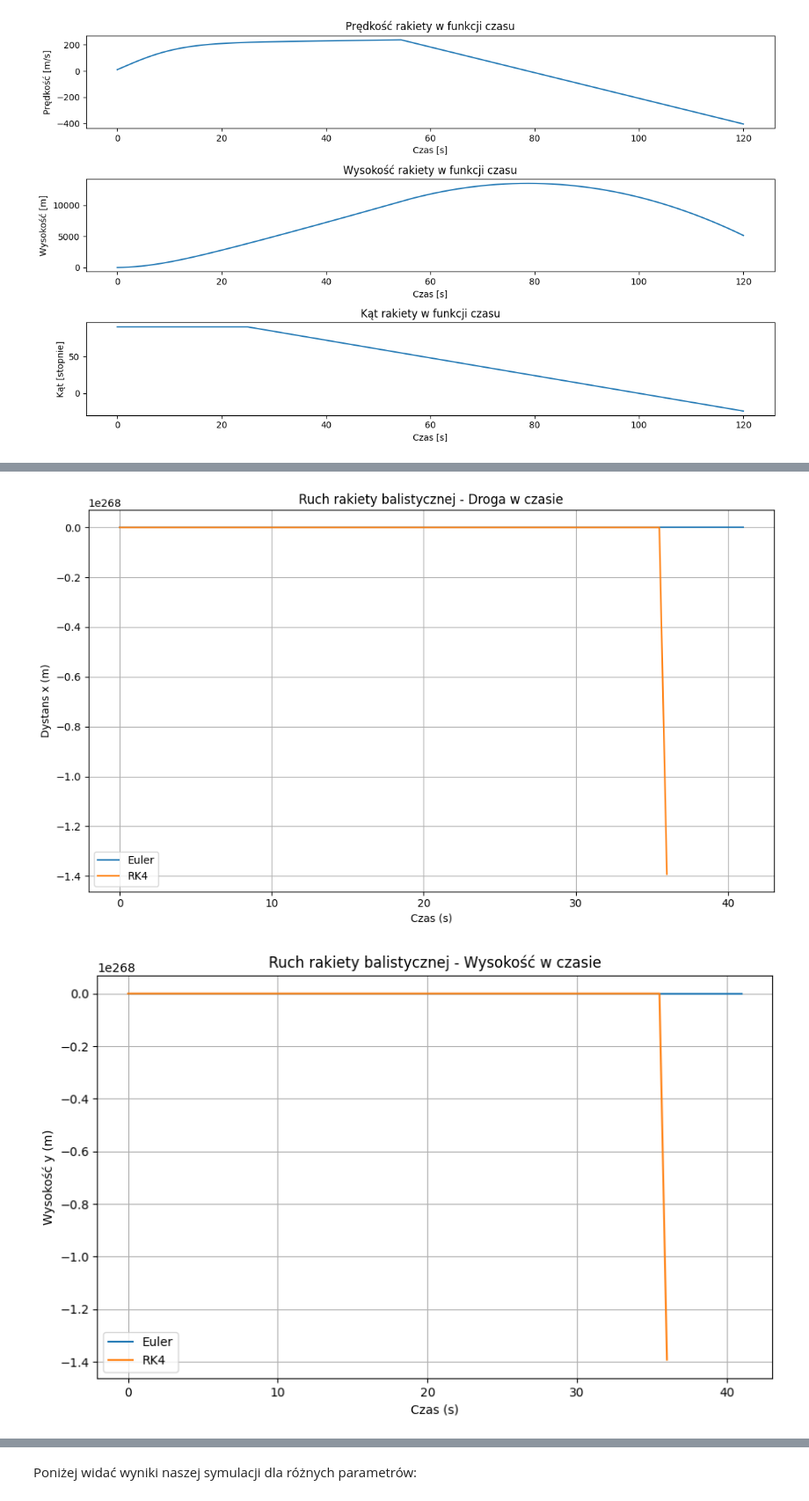
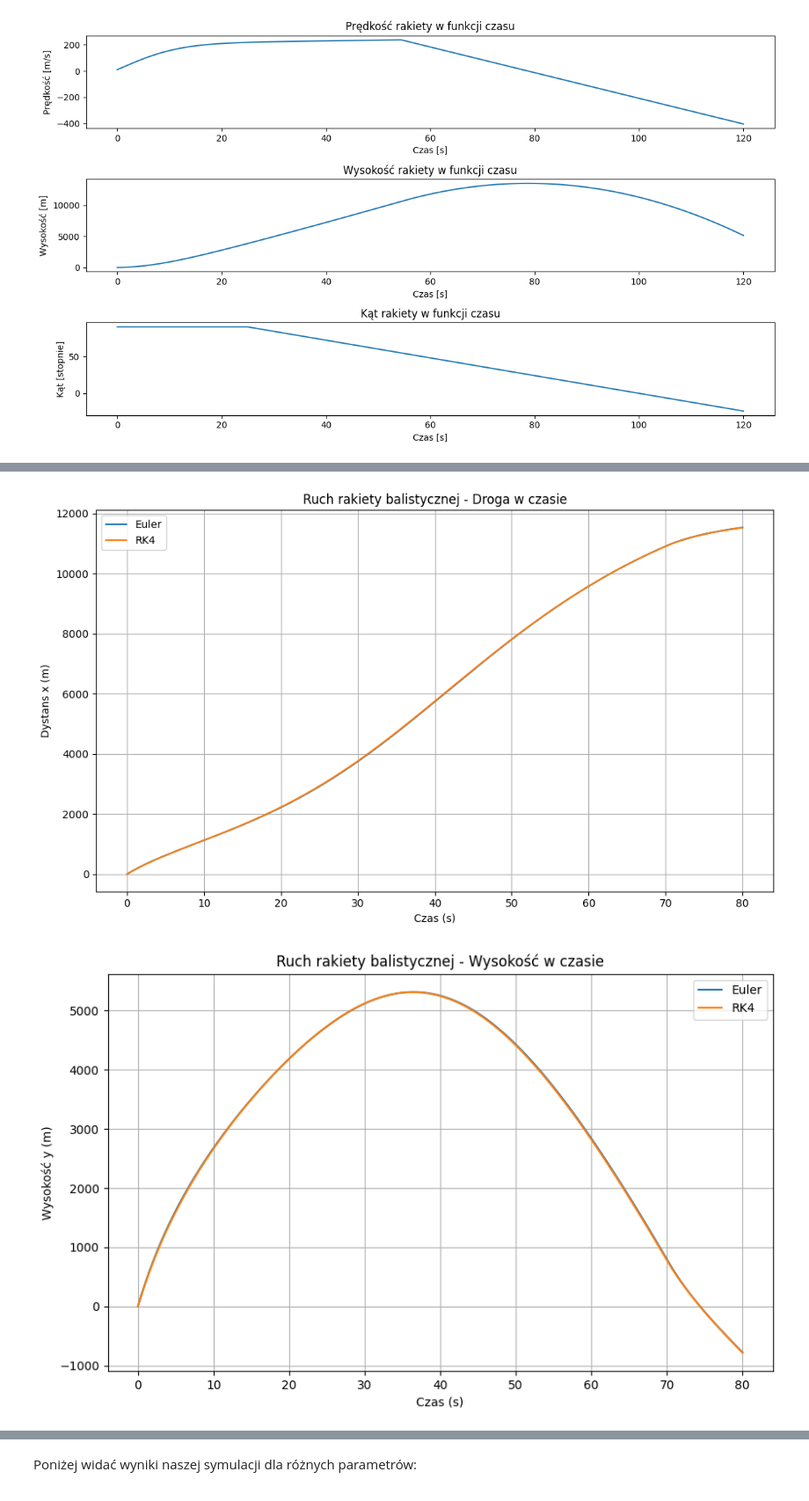
Before and after one commit to MariaNowacka/projekt_rozniczki, a Jupyter notebook: ostateczna.ipynb, the cells around one changed output, grey strips where cells are left out. Shown at 88% size. Cells and saved outputs as stored; diff of their text form; code cells hidden in the pictures.

```diff
--- a/ostateczna.ipynb
+++ b/ostateczna.ipynb
@@ -489,17 +490,17 @@ plt.show()
 # %% [output]
 [figure]
 # %%
-# upośledzona wersja 4
+# TO JEST TEN KOD
 
 import numpy as np, math
 import matplotlib.pyplot as plt
 
-m_loss = 57.8
+m_loss = 40.0
 fuel_mass = 2800
 rocket_mass = 5900.0
-max_thrust = 1000
+max_thrust = 100000
 no_fuel = fuel_mass/m_loss
-S = 1.5**2*math.pi
+S = 1.0*math.pi
 
 params = {'Cd' : 0.5, 'S' : 1.5**2*math.pi, 'rho' : 1.2, 'g' : 9.81}
 
@@ -525,8 +526,8 @@ def rocket_equation(var, t, params):
     theta = np.arctan2(vy,vx)
     v = np.sqrt(vx**2 + vy**2)
 
-    dvxdt = (T * np.cos(theta) - 0.5 * rho * v**2 * Cd * S) / m
-    dvydt = (T * np.sin(theta) - m * g * np.cos(theta) - 0.5 * rho * v**2 * Cd * S) / m
+    dvxdt = (T * np.cos(theta) - 0.5 * rho * v**2 * Cd * S * np.cos(theta)) / m
+    dvydt = (T * np.sin(theta) - m * g - 0.5 * rho * v**2 * Cd * S * np.sin(theta)) / m
     dxdt = vx
     dydt = vy
     dmdt = - m_loss if t < no_fuel else 0
@@ -558,7 +559,7 @@ def runge_kutta_method(f, y0,t, params):
     return y
 
 # Warunki początkowe
-theta = 45
+theta = 70
 initial_velocity = 450
 vx0 = initial_velocity * np.cos(np.radians(theta))
 vy0 = initial_velocity * np.sin(np.radians(theta))
@@ -566,7 +567,7 @@ x0, y0 = 0, 0
 initial_conditions = np.array([vx0, vy0, x0, y0, rocket_mass])
 
 # Czas symulacji
-t_k = 85
+t_k = 80
 t = np.linspace(0, t_k, int(t_k / 0.5 + 1))
 
 
@@ -585,7 +586,7 @@ plt.plot(solution_euler[:,2], solution_euler[:,3], label='Euler')
 plt.plot(solution_rk4[:,2], solution_rk4[:,3], label='RK4')
 plt.xlabel('Dystans')
 plt.ylabel('Wysokość')
-plt.title('Ruch rakiety balistycznej - przemieszczenie')
+plt.title(f'Ruch rakiety balistycznej - przemieszczenie przy kącie początkowym {theta} stopni')
 plt.legend()
 plt.grid(True)
 
@@ -679,2 +680,2 @@ plt.show()
-[figure, old version]
+[figure, new version]
-[figure, old version]
+[figure, new version]
```
Also changed, not shown: parts of 8 cells of this notebook.
